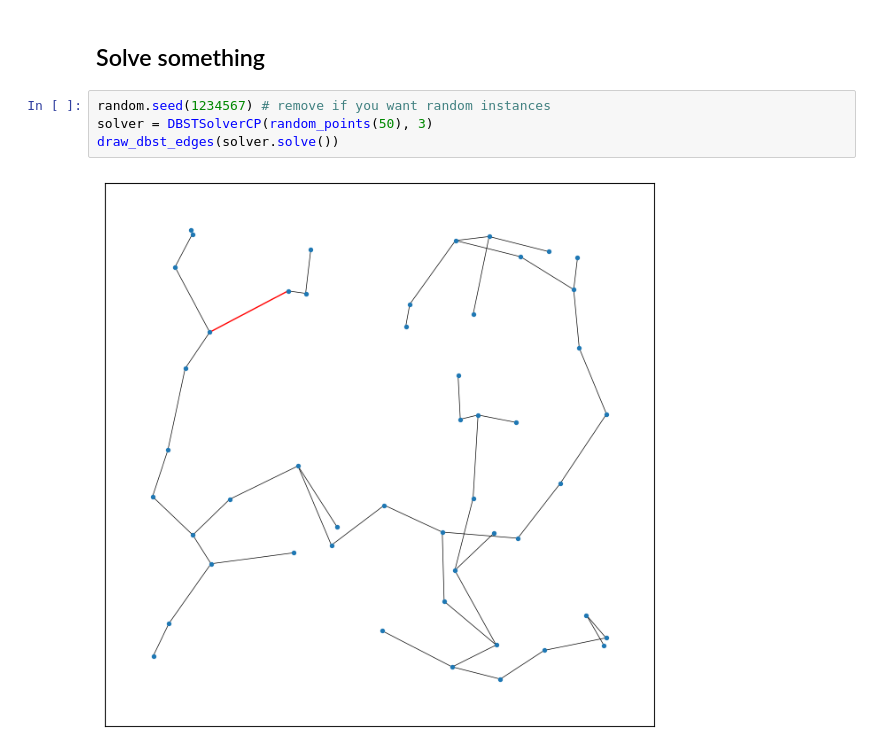
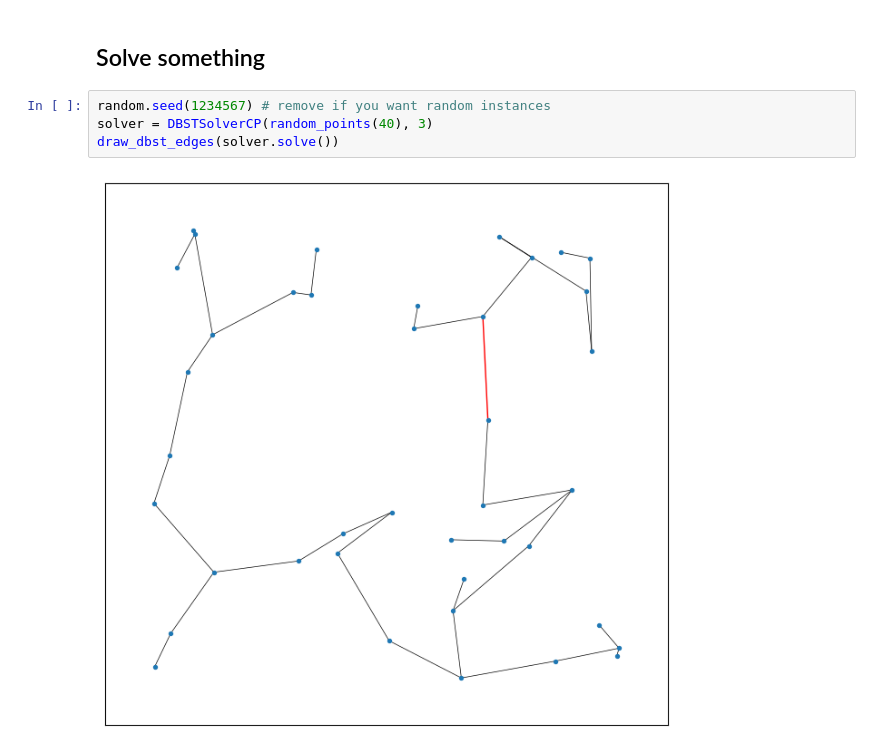
Before and after one commit to uwu-octane/alg_lab, a Jupyter notebook: sheets/02_cpsat/DBST/constraint_programming.ipynb, the cells around one changed output. Drawn from its saved outputs; the diff is of its cells as text.

```diff
--- a/sheets/02_cpsat/DBST/constraint_programming.ipynb
+++ b/sheets/02_cpsat/DBST/constraint_programming.ipynb
@@ -57,7 +51,7 @@ def draw_dbst_edges(edges):
 ## Solve something
 # %%
 random.seed(1234567) # remove if you want random instances
-solver = DBSTSolverCP(random_points(50), 3)
+solver = DBSTSolverCP(random_points(40), 3)
 draw_dbst_edges(solver.solve())
 # %% [output]
-[figure, old version]
+[figure, new version]
```
Also changed, not shown: parts of 2 cells of this notebook, 1 other file.
